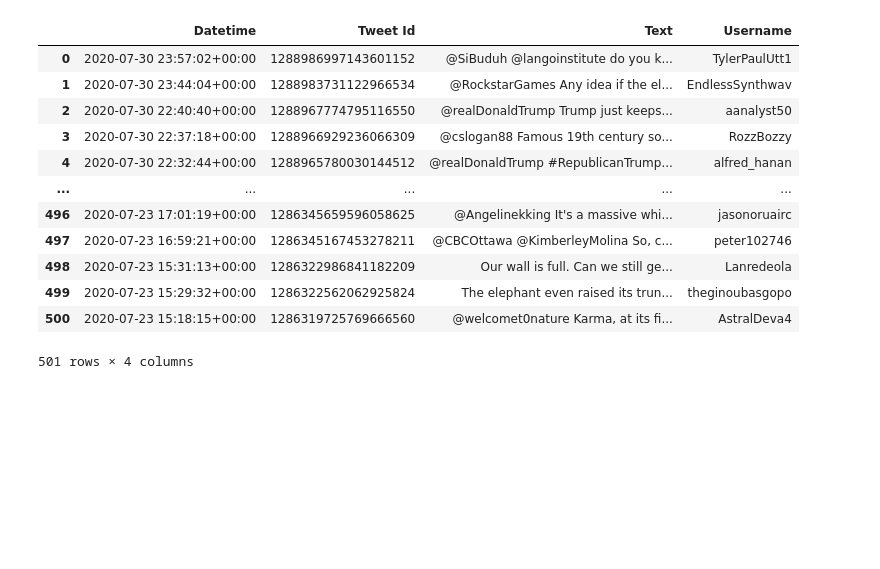
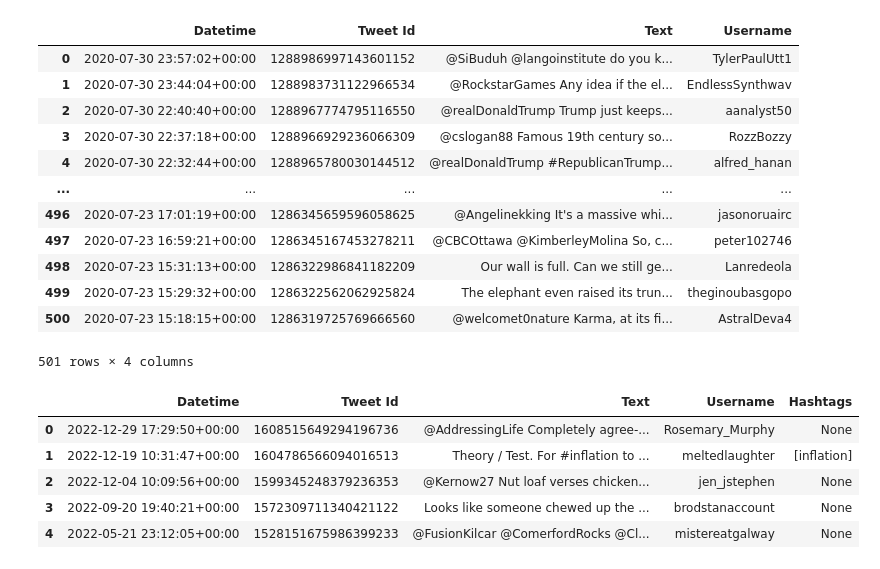
Before and after one commit to Juliet-Blue/sba22307-CA2, a Jupyter notebook: CA2-sentiment analysis.ipynb, the cells around one changed output. Cells and saved outputs as stored; diff of their text form; code cells hidden in the pictures; blank space fills up the shorter version.

```diff
--- a/CA2-sentiment analysis.ipynb
+++ b/CA2-sentiment analysis.ipynb
@@ -93,3 +95,24 @@ tweets_df2
 | 499 | 2020-07-23 15:29:32+00:00 | 1286322562062925824 | The elephant even raised its trun... | theginoubasgopo |
 | 500 | 2020-07-23 15:18:15+00:00 | 1286319725769666560 | @welcomet0nature Karma, at its fi... | AstralDeva4 |
 501 rows × 4 columns
+# %%
+# Creating list to append tweet data to
+chicken_tweets = []
+
+# Using TwitterSearchScraper to scrape data and append tweets to list
+for i,tweet in enumerate(sntwitter.TwitterSearchScraper('chicken cost near:"Athlone" within:300km since:2022-01-01 until:2023-01-01').get_items()):
+    if i>1000: #maybe way tooo many tweets but I don't want the most recent 1000
+        break  #I want tweets spread out the entire year
+    chicken_tweets.append([tweet.date, tweet.id, tweet.content, tweet.user.username, tweet.hashtags])
+
+# Creating a dataframe from the tweets list above
+df_chicken_tweets = pd.DataFrame(chicken_tweets, columns=['Datetime', 'Tweet Id', 'Text', 'Username', 'Hashtags'])
+# %%
+df_chicken_tweets
+# %% [output]
+|  | Datetime | Tweet Id | Text | Username | Hashtags |
+| 0 | 2022-12-29 17:29:50+00:00 | 1608515649294196736 | @AddressingLife Completely agree-... | Rosemary_Murphy | None |
+| 1 | 2022-12-19 10:31:47+00:00 | 1604786566094016513 | Theory / Test. For #inflation to ... | meltedlaughter | [inflation] |
+| 2 | 2022-12-04 10:09:56+00:00 | 1599345248379236353 | @Kernow27 Nut loaf verses chicken... | jen_jstephen | None |
+| 3 | 2022-09-20 19:40:21+00:00 | 1572309711340421122 | Looks like someone chewed up the ... | brodstanaccount | None |
+| 4 | 2022-05-21 23:12:05+00:00 | 1528151675986399233 | @FusionKilcar @ComerfordRocks @Cl... | mistereatgalway | None |
```
Also changed, not shown: parts of 5 cells of this notebook, 1 other file.
